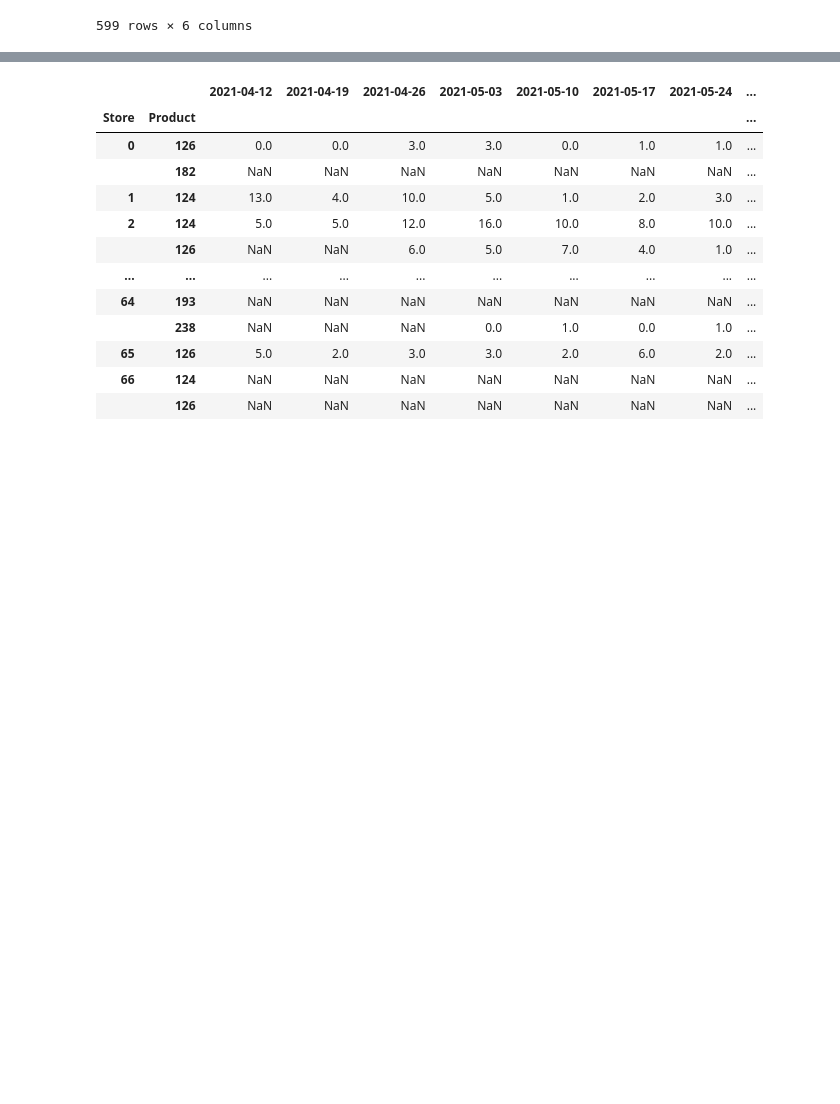
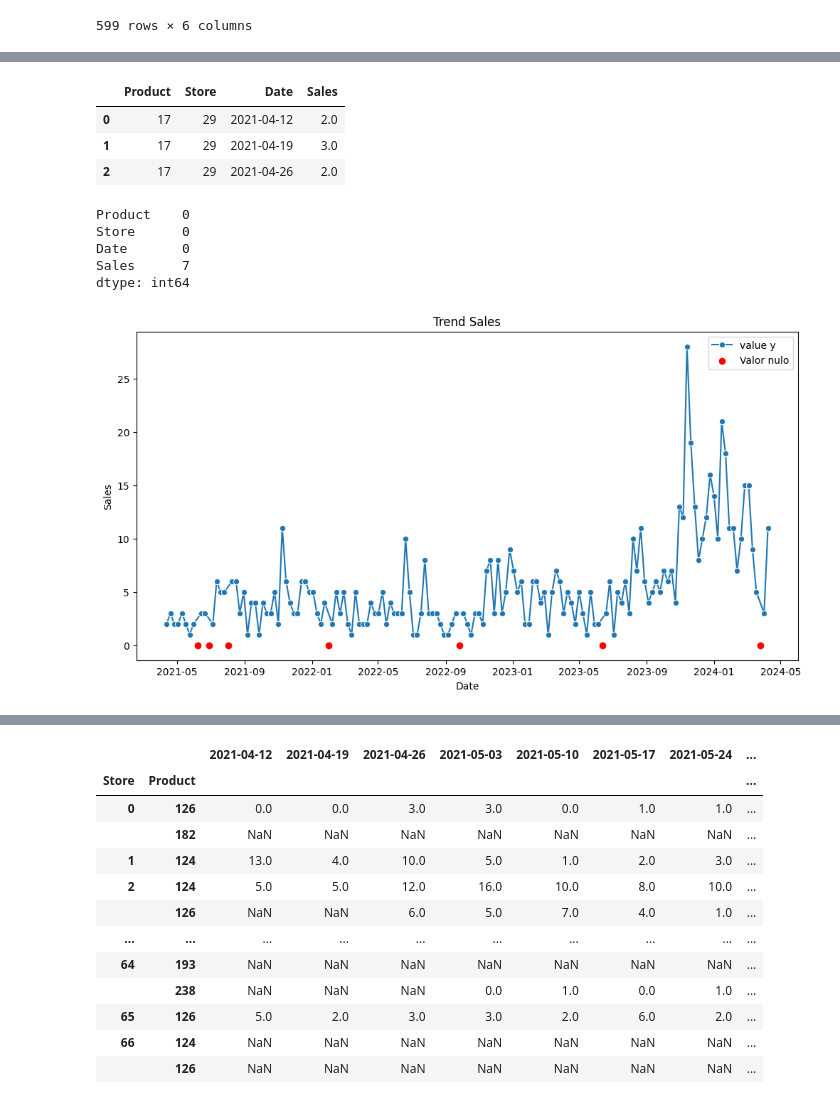
Before and after one commit to joseortegalabra/vn2_challenge, a Jupyter notebook: notebooks/2_discovery.ipynb, the cells around one changed output, grey strips where cells are left out. Cells and saved outputs as stored; diff of their text form; code cells hidden in the pictures; blank space fills up the shorter version.

```diff
--- a/notebooks/2_discovery.ipynb
+++ b/notebooks/2_discovery.ipynb
@@ -319,0 +350,53 @@ summary.sort_values("total_sales", ascending=False)
+# %%
+# combinación index tupla a graficar
+tupla_index_to_plot = (29, 17) # serie que tiene un nulo en las últimas 5 semanas
+#tupla_index_to_plot = (0, 182) # serie que se demora en aparecer y que además tiene varios periodos consecutivos nulos
+
+
+# filtrar serie a graficar
+data_sales_to_plot = data_sales[data_sales.index == tupla_index_to_plot]
+
+# reset index
+data_sales_to_plot = data_sales_to_plot.reset_index()
+
+
+# melt de la data para tener en formato "unique_id", "ds", "y"
+data_plot = data_sales_to_plot.melt(
+    id_vars=["Product", "Store"],
+    var_name="Date",
+    value_name="Sales"
+)
+
+data_plot["Date"] = pd.to_datetime(data_plot["Date"])
+
+data_plot.head(3)
+# %% [output]
+|  | Product | Store | Date | Sales |
+| 0 | 17 | 29 | 2021-04-12 | 2.0 |
+| 1 | 17 | 29 | 2021-04-19 | 3.0 |
+| 2 | 17 | 29 | 2021-04-26 | 2.0 |
+# %%
+data_plot.isnull().sum(axis=0)
+# %% [output]
+Product    0
+Store      0
+Date       0
+Sales      7
+dtype: int64
+# %%
+# graficar
+plt.figure(figsize=(12, 6))
+
+# tendencia
+sns.lineplot(data=data_plot, x="Date", y="Sales", marker = 'o', label="value y")
+
+# graficar con un punto ROJO cuando los valores fueron NULL (venta sin stock)
+missing_points = data_plot[data_plot["Sales"].isna()]
+plt.scatter(missing_points["Date"], [0]*len(missing_points),
+            color="red", label="Valor nulo", zorder=5)
+
+plt.title("Trend Sales")
+plt.legend()
+plt.show()
+# %% [output]
+[figure, added]
```
Also changed, not shown: parts of 8 cells of this notebook, 11 other files.
